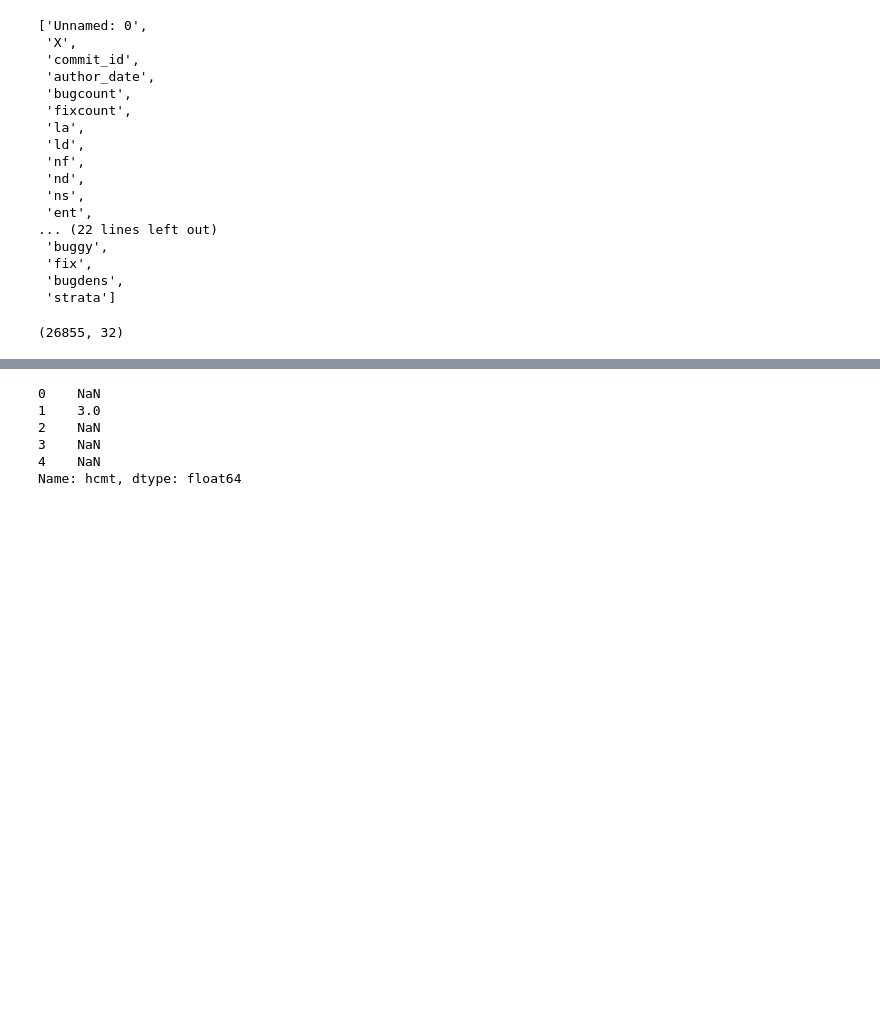
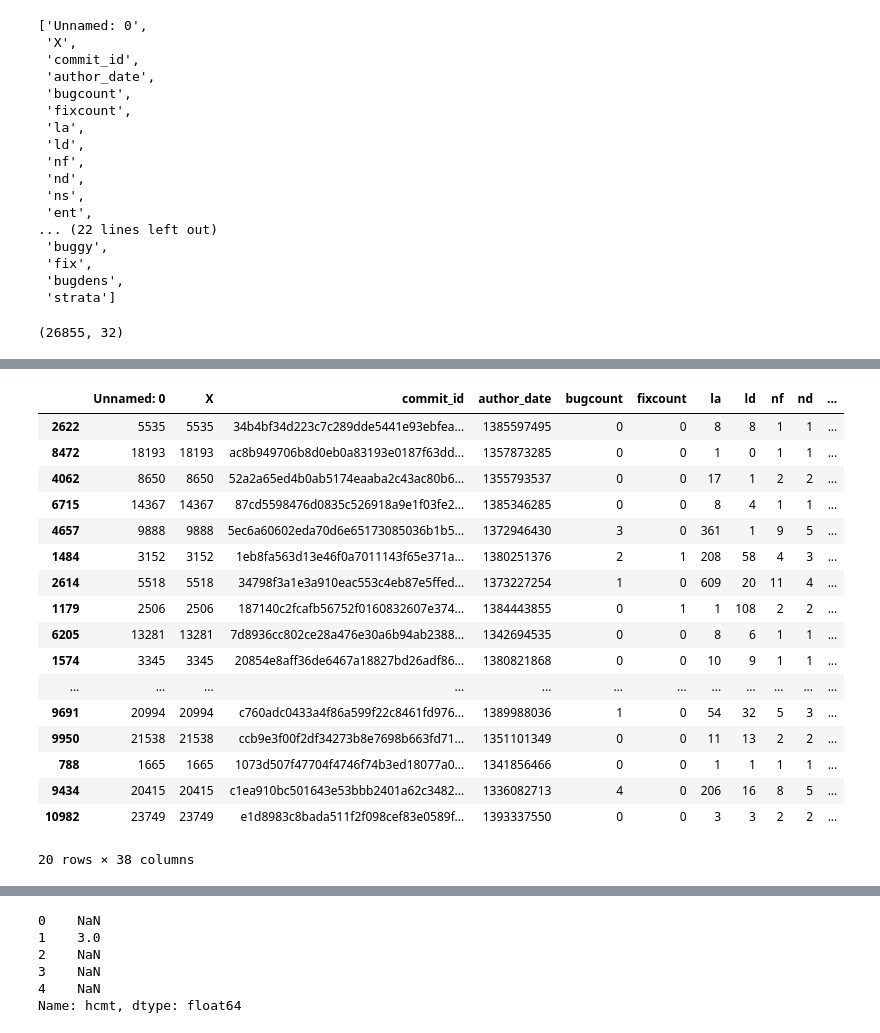
Before and after one commit to uw-swag/jit-bugpred, a Jupyter notebook: notebooks/moving_target.ipynb, the cells around one changed output, grey strips where cells are left out. Saved outputs shown, nothing was run; the diff lists cells and outputs as text; code cells hidden in the pictures; blank space fills up the shorter version.

```diff
--- a/notebooks/moving_target.ipynb
+++ b/notebooks/moving_target.ipynb
@@ -74,0 +248,22 @@ df2.shape
+# %%
+alldf = df1.sample(frac=1)
+alldf.head(20)
+# %% [output]
+|  | Unnamed: 0 | X | commit_id | author_date | bugcount | fixcount | la | ld | nf | nd | ... |
+| 2622 | 5535 | 5535 | 34b4bf34d223c7c289dde5441e93ebfea... | 1385597495 | 0 | 0 | 8 | 8 | 1 | 1 | ... |
+| 8472 | 18193 | 18193 | ac8b949706b8d0eb0a83193e0187f63dd... | 1357873285 | 0 | 0 | 1 | 0 | 1 | 1 | ... |
+| 4062 | 8650 | 8650 | 52a2a65ed4b0ab5174eaaba2c43ac80b6... | 1355793537 | 0 | 0 | 17 | 1 | 2 | 2 | ... |
+| 6715 | 14367 | 14367 | 87cd5598476d0835c526918a9e1f03fe2... | 1385346285 | 0 | 0 | 8 | 4 | 1 | 1 | ... |
+| 4657 | 9888 | 9888 | 5ec6a60602eda70d6e65173085036b1b5... | 1372946430 | 3 | 0 | 361 | 1 | 9 | 5 | ... |
+| 1484 | 3152 | 3152 | 1eb8fa563d13e46f0a7011143f65e371a... | 1380251376 | 2 | 1 | 208 | 58 | 4 | 3 | ... |
+| 2614 | 5518 | 5518 | 34798f3a1e3a910eac553c4eb87e5ffed... | 1373227254 | 1 | 0 | 609 | 20 | 11 | 4 | ... |
+| 1179 | 2506 | 2506 | 187140c2fcafb56752f0160832607e374... | 1384443855 | 0 | 1 | 1 | 108 | 2 | 2 | ... |
+| 6205 | 13281 | 13281 | 7d8936cc802ce28a476e30a6b94ab2388... | 1342694535 | 0 | 0 | 8 | 6 | 1 | 1 | ... |
+| 1574 | 3345 | 3345 | 20854e8aff36de6467a18827bd26adf86... | 1380821868 | 0 | 0 | 10 | 9 | 1 | 1 | ... |
+| ... | ... | ... | ... | ... | ... | ... | ... | ... | ... | ... | ... |
+| 9691 | 20994 | 20994 | c760adc0433a4f86a599f22c8461fd976... | 1389988036 | 1 | 0 | 54 | 32 | 5 | 3 | ... |
+| 9950 | 21538 | 21538 | ccb9e3f00f2df34273b8e7698b663fd71... | 1351101349 | 0 | 0 | 11 | 13 | 2 | 2 | ... |
+| 788 | 1665 | 1665 | 1073d507f47704f4746f74b3ed18077a0... | 1341856466 | 0 | 0 | 1 | 1 | 1 | 1 | ... |
+| 9434 | 20415 | 20415 | c1ea910bc501643e53bbb2401a62c3482... | 1336082713 | 4 | 0 | 206 | 16 | 8 | 5 | ... |
+| 10982 | 23749 | 23749 | e1d8983c8bada511f2f098cef83e0589f... | 1393337550 | 0 | 0 | 3 | 3 | 2 | 2 | ... |
+20 rows × 38 columns
```
Also changed, not shown: parts of 25 cells of this notebook, 7 other files.
